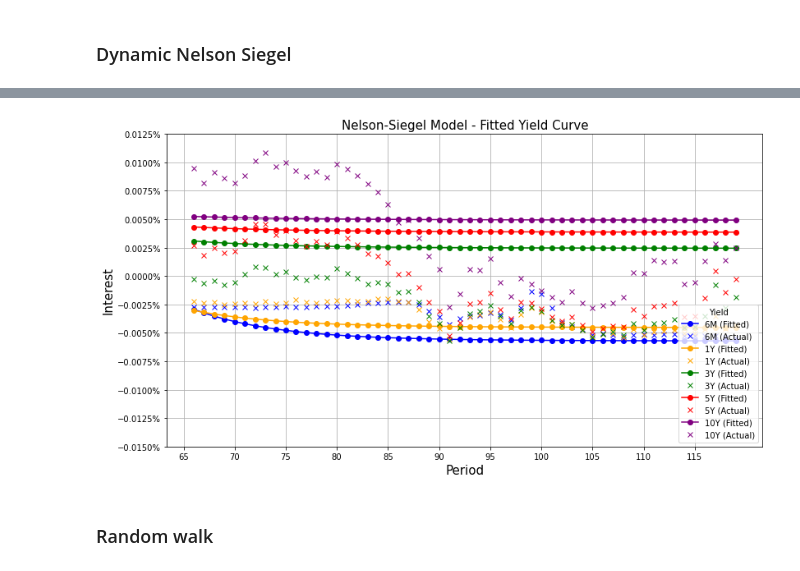
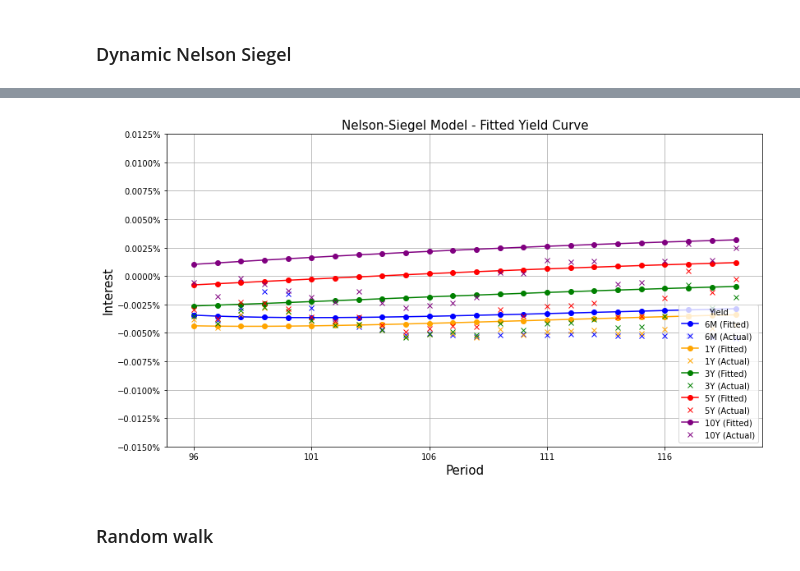
Before and after one commit to obbepulles/Seminar-ING, a Jupyter notebook: amira.ipynb, the cells around one changed output, grey strips where cells are left out. Saved outputs shown, nothing was run; the diff lists cells and outputs as text; code cells hidden in the pictures.

```diff
--- a/amira.ipynb
+++ b/amira.ipynb
@@ -86,0 +102,30 @@ plt.show()
+# %%
+import matplotlib.pyplot as plt
+import numpy as np
+from scipy.stats import t
+
+# Assuming euribor is your DataFrame containing the data
+# Assuming t_distribution_params is the DataFrame containing the fitted t-distribution parameters
+
+# Number of points for plotting
+num_points = len(euribor)
+
+# Create an array of x values
+x_values = np.linspace(euribor.iloc[:,1:].min(), euribor.iloc[:,1:].max(), num_points)
+
+# Plot the original data
+plt.figure(figsize=(10, 6))
+#for col in euribor.columns:
+    #plt.hist(euribor[col], bins=50, density=True, alpha=0.5, label=f'Original {col}')
+
+# Plot the fitted t-distributions
+for col in t_distribution_params.columns:
+    params = t_distribution_params[col]
+    pdf_values = t.pdf(x_values, *params)
+    plt.plot(x_values, pdf_values, label=f'Fitted {col}')
+
+plt.title('Fitted t-Distributions for Euribor Data')
+plt.xlabel('Value')
+plt.ylabel('Density')
+plt.legend()
+plt.show()
@@ -205,8 +259,8 @@ def estimate_betas(Y, tau_example, lambda_example):
     return B, betas
 
 # Sample data setup
-train_data = euribor.iloc[:66, 1:]
-test_data = euribor.iloc[66:, 1:]
+train_data = euribor.iloc[:96, 1:]
+test_data = euribor.iloc[96:, 1:]
 
 # Define maturities
 maturities = ["6M", "1Y", "3Y", "5Y", "10Y"]
@@ -253,5 +307,5 @@ Minimum Mean Squared Error: 1.7386677155781717e-05
 # %%
-lambda_example = 0.8      # Replace with desired λ value
+lambda_example = 0.1      # Replace with desired λ value
 tau_example = np.array([6, 12, 36, 60, 120])
 Y = train_data.values
 B, betas = estimate_betas(Y, tau_example, lambda_example)
@@ -279,35 +350,35 @@ sf1['Y'] = round(sf1['6M'] * 100, 4)
 # Define columns to plot
 columns_to_plot = ["6M", "1Y", "3Y", "5Y", "10Y"]
 
 # Plotting
 fig, ax = plt.subplots(figsize=(13, 7))
 plt.title("Nelson-Siegel Model - Fitted Yield Curve", fontsize=15)
 #ax.set_facecolor("black")
 #fig.patch.set_facecolor('white')
 
 # Define colors for each column
 colors = ['blue', 'orange', 'green', 'red', 'purple']
 
 # Plot each column from sf1 and test_data
 for idx, col in enumerate(columns_to_plot):
     X = sf1.index
     Y = sf1[col]  # Fitted data
     plt.plot(X, Y, label=f"{col} (Fitted)", marker="o", color=colors[idx])
 
     i = test_data.index
     k = test_data[col]  # Test data for the same maturity
     plt.plot(i, k, marker='x', linestyle='None', label=f"{col} (Actual)", color=colors[idx])
 
 plt.xlabel('Period', fontsize=15)
 plt.ylabel('Interest', fontsize=15)
-plt.xticks(np.arange(65, 120, 5))
+plt.xticks(np.arange(96, 120, 5))
 plt.yticks(np.arange(-0.015, 0.015, 0.0025))
 ax.yaxis.set_major_formatter(mtick.PercentFormatter())
 plt.legend(title="Yield", loc="lower right")
 plt.grid()
 plt.show()
 # %% [output]
-[figure, old version]
+[figure, new version]
 # %% [markdown]
 ### Random walk
 # %%
```
Also changed, not shown: parts of 37 cells of this notebook.
